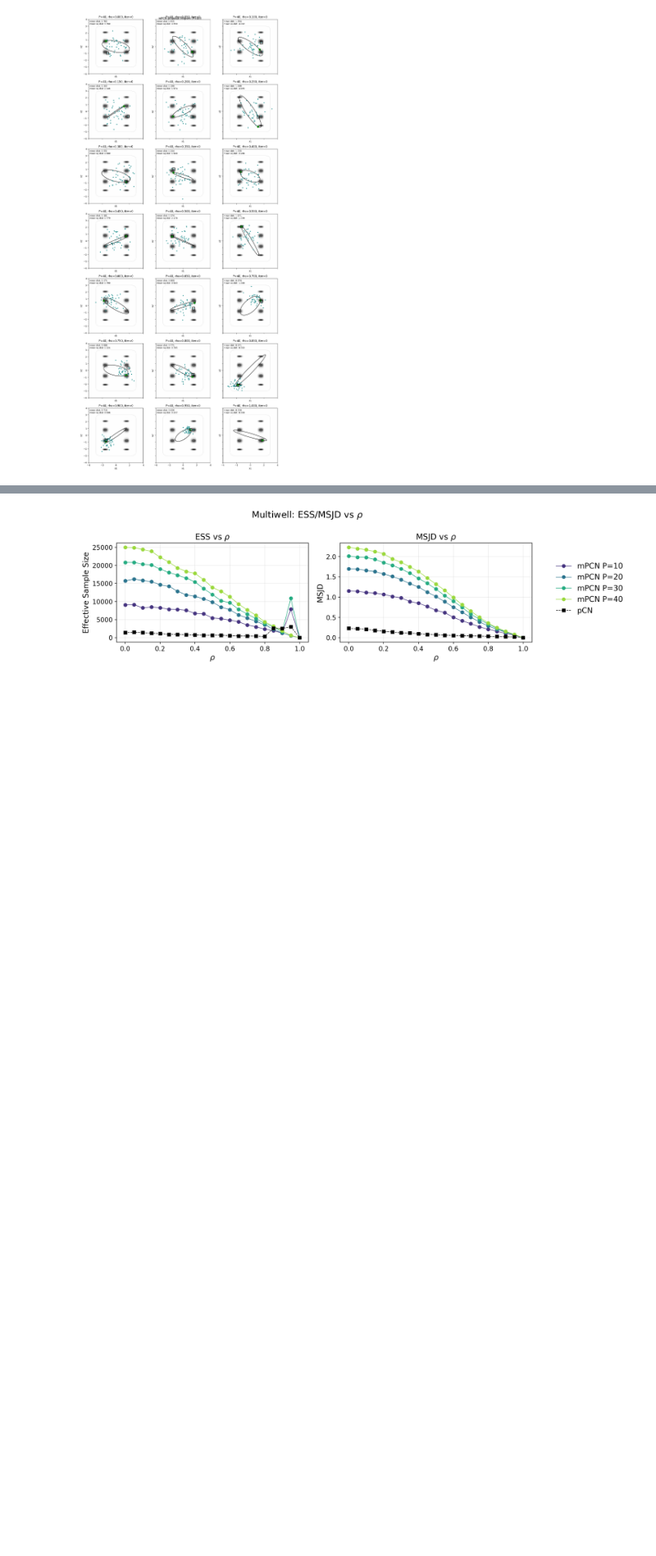
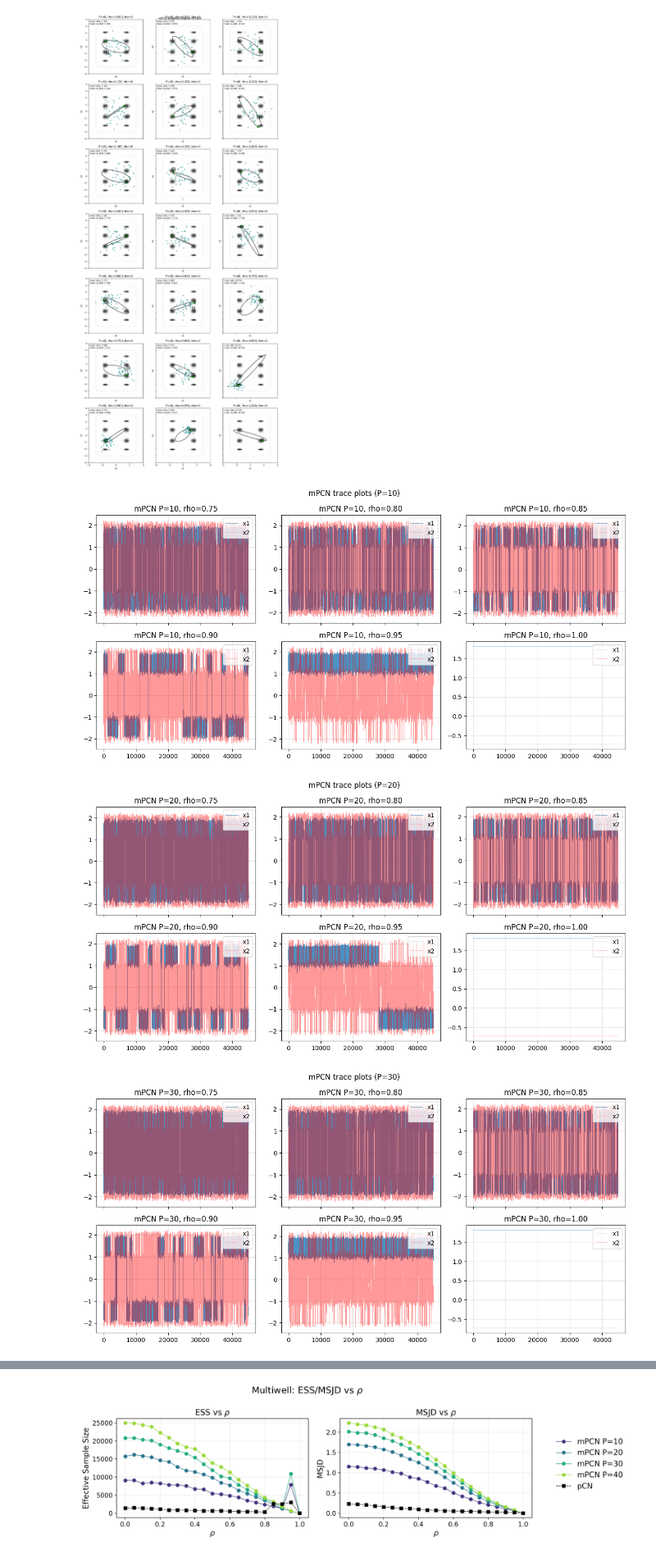
Before and after one commit to guillerminasenn/multiproposal-internal, a Jupyter notebook: notebooks/02_toy_multiwell_mpcn_P_rho_sweep.ipynb, the cells around one changed output, grey strips where cells are left out. Shown at 82% size. Saved outputs shown, nothing was run; the diff lists cells and outputs as text; code cells hidden in the pictures; blank space fills up the shorter version.

```diff
--- a/notebooks/02_toy_multiwell_mpcn_P_rho_sweep.ipynb
+++ b/notebooks/02_toy_multiwell_mpcn_P_rho_sweep.ipynb
@@ -431,23 +645,29 @@ for P in P_list[-1:]:
 # ax.legend(loc='best')
 # plt.show()
 # %%
-# # Trace plots: one figure per P, subplots by rho
-# n_rho = len(rho_list)
-# ncols = 3
-# nrows = int(np.ceil(n_rho / ncols))
+# Trace plots: one figure per P, subplots by rho
+rho_list_plot = rho_list[-6:]  # plot only last 6 rhos to avoid overcrowding
+n_rho = len(rho_list)
+ncols = 3
+nrows = int(np.ceil(len(rho_list_plot) / ncols))
 
-# for P in P_list:
-#     fig, axes = plt.subplots(nrows, ncols, figsize=(4.2 * ncols, 3.2 * nrows), sharex=True)
-#     axes = np.array(axes).reshape(-1)
-#     for ax, rho in zip(axes, rho_list):
-#         chain = results['mpcn'][P][rho]['chain'][burn_in:]
-#         ax.plot(chain[:, 0], color='#1f77b4', linewidth=0.8, label='x1')
-#         ax.plot(chain[:, 1], color='#5fa2ce', linewidth=0.8, label='x2')
-#         ax.set_title(f'mPCN P={P}, rho={rho:.1f}')
-#         ax.grid(alpha=0.3)
-#         ax.legend(loc='upper right')
-#     for ax in axes[len(rho_list):]:
-#         ax.axis('off')
-#     fig.suptitle(f'mPCN trace plots (P={P})')
-#     fig.tight_layout()
-#     plt.show()
+for P in P_list:
+    fig, axes = plt.subplots(nrows, ncols, figsize=(4.2 * ncols, 3.2 * nrows), sharex=True)
+    axes = np.array(axes).reshape(-1)
+    for ax, rho in zip(axes, rho_list_plot):
+        chain = results['mpcn'][P][rho]['chain'][burn_in:]
+        ax.plot(chain[:, 0], color='#1f77b4', linewidth=0.5, label='x1', alpha=0.8)
+        ax.plot(chain[:, 1], color='red', linewidth=0.5, label='x2', alpha=0.4)
+        ax.set_title(f'mPCN P={P}, rho={rho:.2f}')
+        ax.grid(alpha=0.3)
+        ax.legend(loc='upper right')
+    for ax in axes[len(rho_list):]:
+        ax.axis('off')
+    fig.suptitle(f'mPCN trace plots (P={P})')
+    fig.tight_layout()
+    plt.savefig(repo_root / 'reports' / 'multiwell' / f'02_multiwell_mpcn_traces_P{P}_last6_seed{seed_base}.png', dpi=300)
+    plt.show()
+# %% [output]
+[figure, added]
+[figure, added]
+[figure, added]
```
Also changed, not shown: parts of 15 cells of this notebook, 13 other files.
